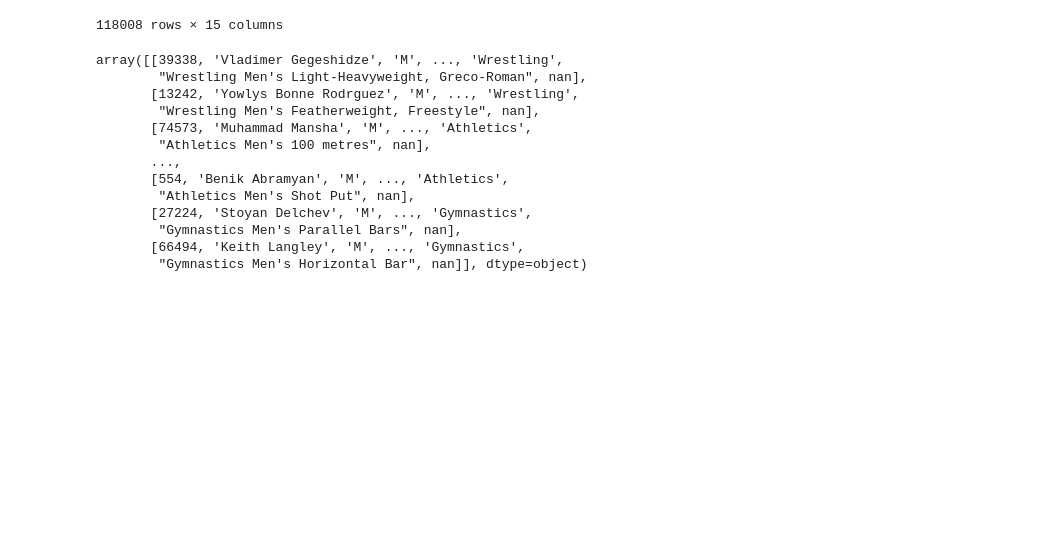
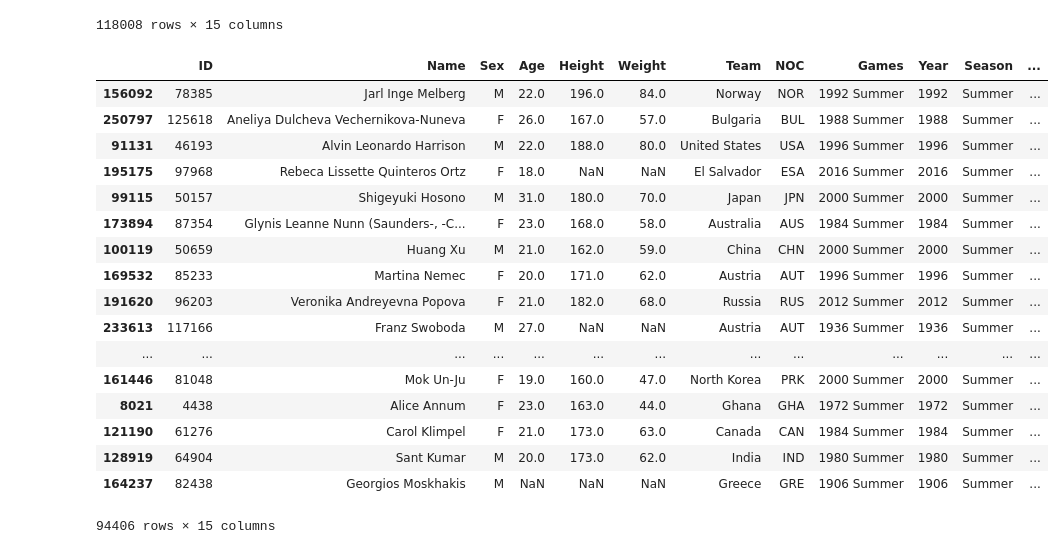
Before and after one commit to CaioFauza/Projeto3CDados, a Jupyter notebook: Projeto3.ipynb, the cells around one changed output. Cells and saved outputs as stored; diff of their text form; code cells hidden in the pictures; blank space fills up the shorter version.

```diff
--- a/Projeto3.ipynb
+++ b/Projeto3.ipynb
@@ -239,21 +239,25 @@ geral7
 118008 rows × 15 columns
 # %%
 from sklearn.model_selection import train_test_split
-X=np.array(geral7)
-y=np.array(geral["Sport"])
+X=(geral7)
 X_train, X_test = train_test_split(X, test_size=0.2)
 X_train
 # %% [output]
+|  | ID | Name | Sex | Age | Height | Weight | Team | NOC | Games | Year | Season | ... |
+| 156092 | 78385 | Jarl Inge Melberg | M | 22.0 | 196.0 | 84.0 | Norway | NOR | 1992 Summer | 1992 | Summer | ... |
+| 250797 | 125618 | Aneliya Dulcheva Vechernikova-Nuneva | F | 26.0 | 167.0 | 57.0 | Bulgaria | BUL | 1988 Summer | 1988 | Summer | ... |
+| 91131 | 46193 | Alvin Leonardo Harrison | M | 22.0 | 188.0 | 80.0 | United States | USA | 1996 Summer | 1996 | Summer | ... |
+| 195175 | 97968 | Rebeca Lissette Quinteros Ortz | F | 18.0 | NaN | NaN | El Salvador | ESA | 2016 Summer | 2016 | Summer | ... |
+| 99115 | 50157 | Shigeyuki Hosono | M | 31.0 | 180.0 | 70.0 | Japan | JPN | 2000 Summer | 2000 | Summer | ... |
+| 173894 | 87354 | Glynis Leanne Nunn (Saunders-, -C... | F | 23.0 | 168.0 | 58.0 | Australia | AUS | 1984 Summer | 1984 | Summer | ... |
+| 100119 | 50659 | Huang Xu | M | 21.0 | 162.0 | 59.0 | China | CHN | 2000 Summer | 2000 | Summer | ... |
+| 169532 | 85233 | Martina Nemec | F | 20.0 | 171.0 | 62.0 | Austria | AUT | 1996 Summer | 1996 | Summer | ... |
+| 191620 | 96203 | Veronika Andreyevna Popova | F | 21.0 | 182.0 | 68.0 | Russia | RUS | 2012 Summer | 2012 | Summer | ... |
+| 233613 | 117166 | Franz Swoboda | M | 27.0 | NaN | NaN | Austria | AUT | 1936 Summer | 1936 | Summer | ... |
+| ... | ... | ... | ... | ... | ... | ... | ... | ... | ... | ... | ... | ... |
+| 161446 | 81048 | Mok Un-Ju | F | 19.0 | 160.0 | 47.0 | North Korea | PRK | 2000 Summer | 2000 | Summer | ... |
+| 8021 | 4438 | Alice Annum | F | 23.0 | 163.0 | 44.0 | Ghana | GHA | 1972 Summer | 1972 | Summer | ... |
+| 121190 | 61276 | Carol Klimpel | F | 21.0 | 173.0 | 63.0 | Canada | CAN | 1984 Summer | 1984 | Summer | ... |
+| 128919 | 64904 | Sant Kumar | M | 20.0 | 173.0 | 62.0 | India | IND | 1980 Summer | 1980 | Summer | ... |
+| 164237 | 82438 | Georgios Moskhakis | M | NaN | NaN | NaN | Greece | GRE | 1906 Summer | 1906 | Summer | ... |
-array([[39338, 'Vladimer Gegeshidze', 'M', ..., 'Wrestling',
-        "Wrestling Men's Light-Heavyweight, Greco-Roman", nan],
-       [13242, 'Yowlys Bonne Rodrguez', 'M', ..., 'Wrestling',
-        "Wrestling Men's Featherweight, Freestyle", nan],
-       [74573, 'Muhammad Mansha', 'M', ..., 'Athletics',
-        "Athletics Men's 100 metres", nan],
-       ...,
-       [554, 'Benik Abramyan', 'M', ..., 'Athletics',
-        "Athletics Men's Shot Put", nan],
-       [27224, 'Stoyan Delchev', 'M', ..., 'Gymnastics',
-        "Gymnastics Men's Parallel Bars", nan],
-       [66494, 'Keith Langley', 'M', ..., 'Gymnastics',
-        "Gymnastics Men's Horizontal Bar", nan]], dtype=object)
+94406 rows × 15 columns
```
